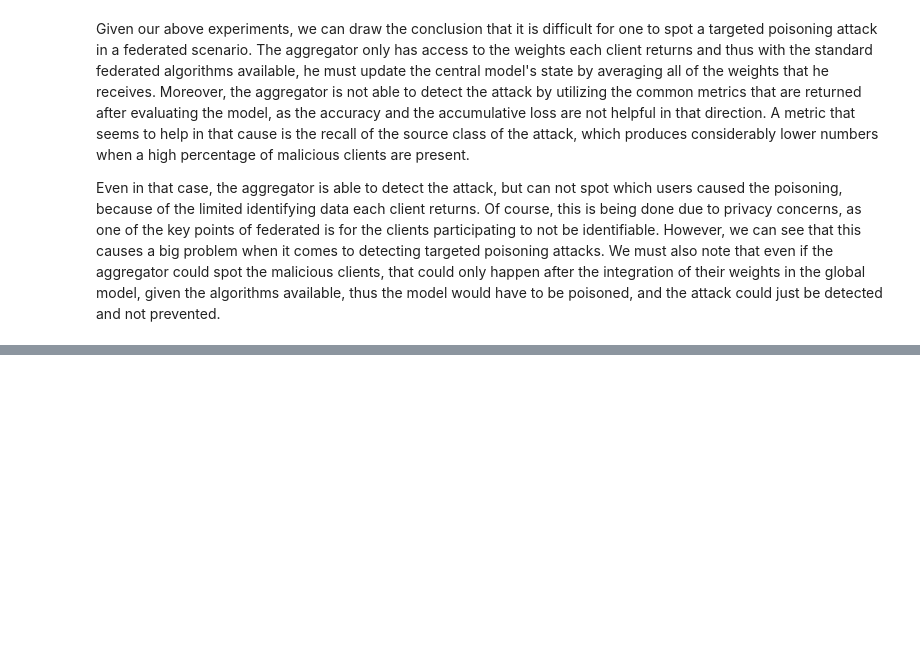
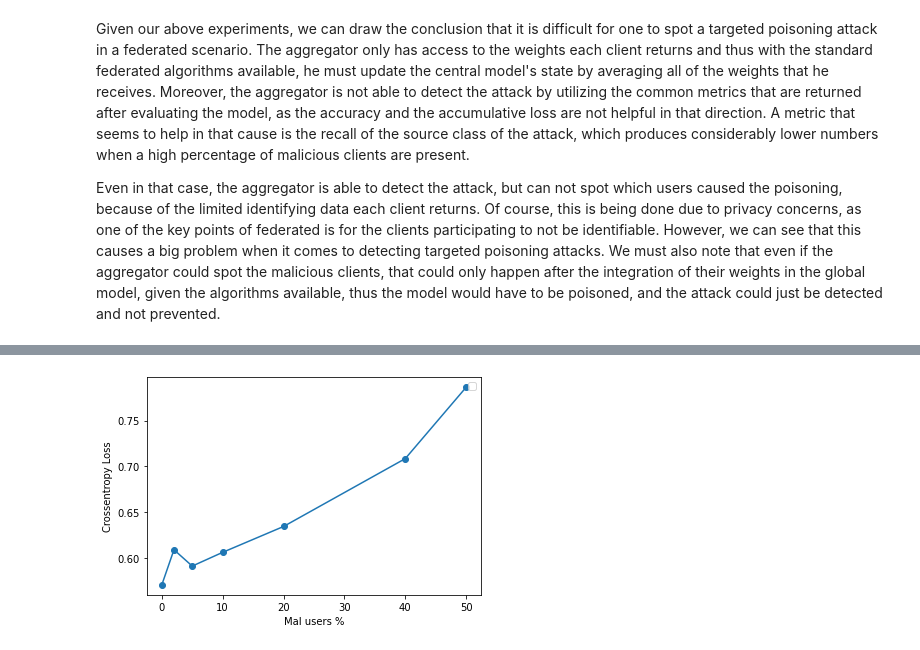
Before and after one commit to nikosgalanis/data-poisoning-defense-fl, a Jupyter notebook: Federated_Training/poison_mnist_fed.ipynb, the cells around one changed output, grey strips where cells are left out. Cells and saved outputs as stored; diff of their text form; code cells hidden in the pictures; blank space fills up the shorter version.

```diff
--- a/Federated_Training/poison_mnist_fed.ipynb
+++ b/Federated_Training/poison_mnist_fed.ipynb
@@ -362,0 +453,8 @@ Even in that case, the aggregator is able to detect the attack, but can not spot
+# %%
+plt.plot(mal_users_percentages, losses, marker='o')
+
+
+plt.xlabel("Mal users %")
+plt.ylabel("Crossentropy Loss")
+plt.show()
+# %% [output]
@@ -362,0 +462 @@ Even in that case, the aggregator is able to detect the attack, but can not spot
+[figure, added]
```
Also changed, not shown: parts of 7 cells of this notebook, 2 other files.
